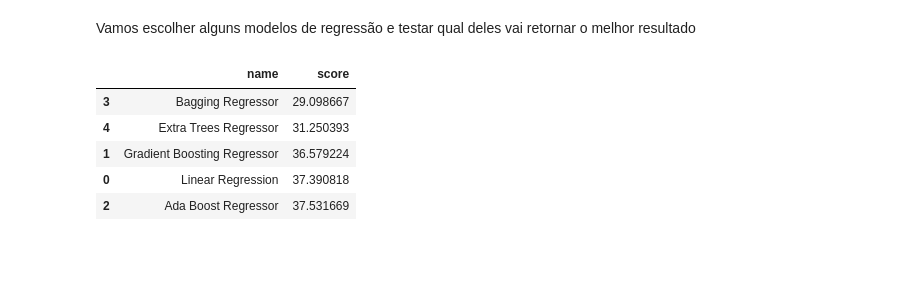
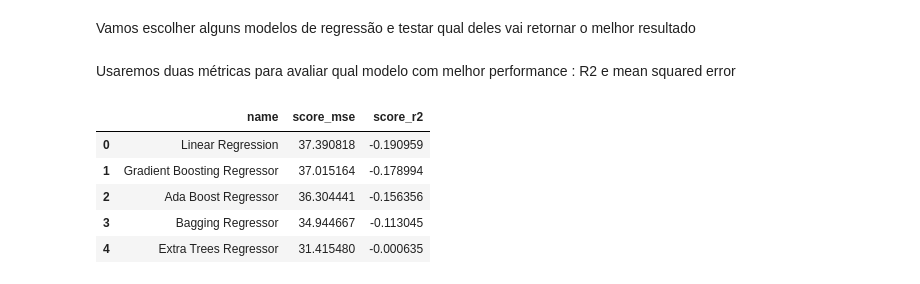
Before and after one commit to raquelcreis/spotifyTop50-2019, a Jupyter notebook: notebook.ipynb, the cells around one changed output. Drawn from its saved outputs; the diff is of its cells as text; code cells hidden in the pictures; blank space fills up the shorter version.

```diff
--- a/notebook.ipynb
+++ b/notebook.ipynb
@@ -197,24 +197,31 @@ models = [
     ensemble.BaggingRegressor(),
     ensemble.ExtraTreesRegressor()
 ]
+# %% [markdown]
+Usaremos duas métricas para avaliar qual modelo com melhor performance : R2 e mean squared error
 # %%
-
-scores = []
+scoresMSE = []
+scoresR2 = []
 
 for name, model in zip(names, models):
     model.fit(X_train, y_train)
     prediction = model.predict(X_test)
-    score = mean_squared_error(y_test,prediction)
-    scores.append(score)
+    scoreMSE = mean_squared_error(y_test,prediction)
+    scoresMSE.append(scoreMSE)
+    scoreR2 = r2_score(y_test,prediction)
+    scoresR2.append(scoreR2)
+
 
 models = pd.DataFrame()
 models['name'] = names
-models['score'] = scores
-models.sort_values(by='score',ascending=True)
+models['score_mse'] = scoresMSE
+models['score_r2'] = scoresR2
-# %% [output]
-|  | name | score |
-| 3 | Bagging Regressor | 29.098667 |
-| 4 | Extra Trees Regressor | 31.250393 |
-| 1 | Gradient Boosting Regressor | 36.579224 |
-| 0 | Linear Regression | 37.390818 |
-| 2 | Ada Boost Regressor | 37.531669 |
+# %%
+models
+# %% [output]
+|  | name | score_mse | score_r2 |
+| 0 | Linear Regression | 37.390818 | -0.190959 |
+| 1 | Gradient Boosting Regressor | 37.015164 | -0.178994 |
+| 2 | Ada Boost Regressor | 36.304441 | -0.156356 |
+| 3 | Bagging Regressor | 34.944667 | -0.113045 |
+| 4 | Extra Trees Regressor | 31.415480 | -0.000635 |
```
Also changed, not shown: parts of 1 cell of this notebook.
